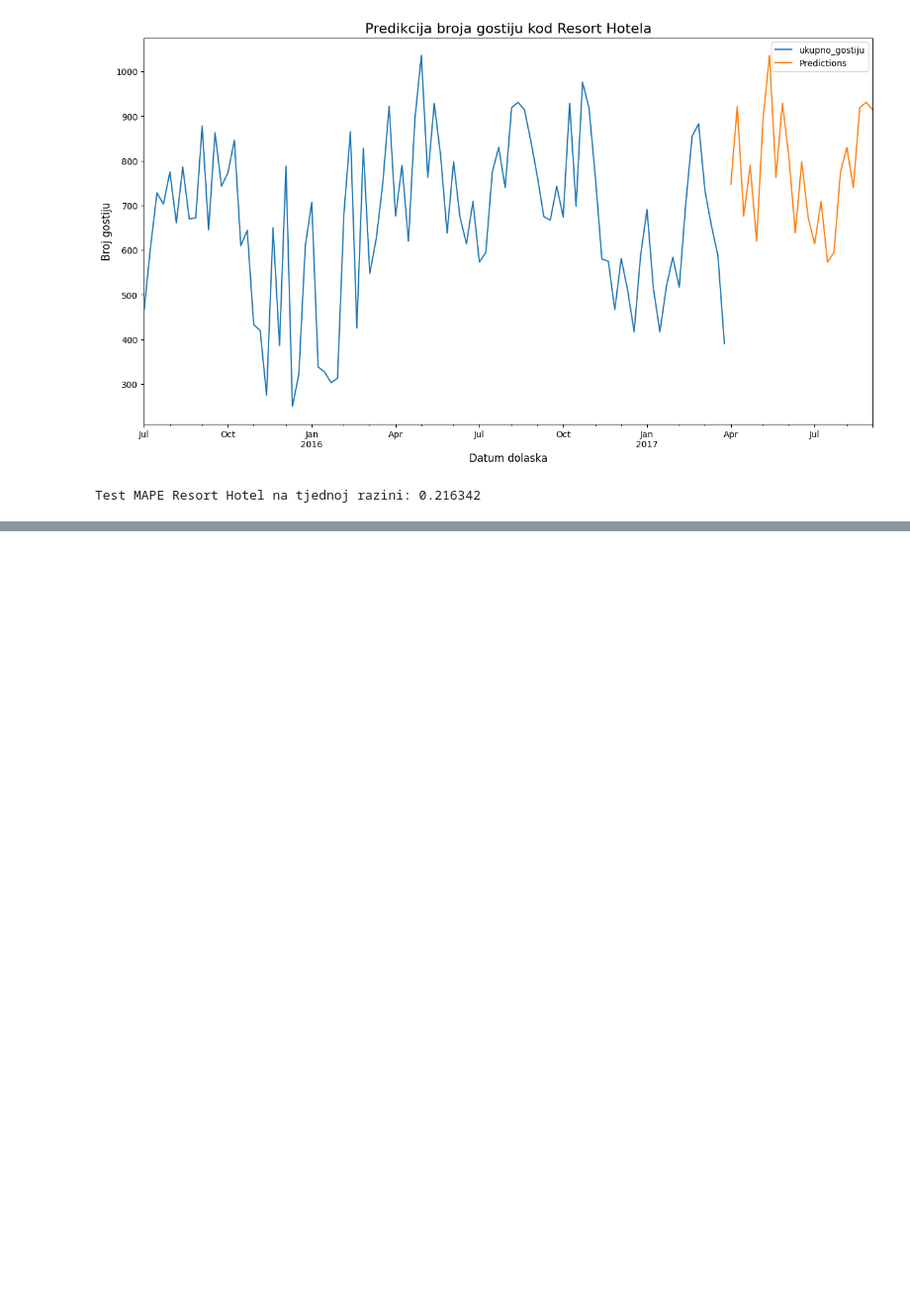
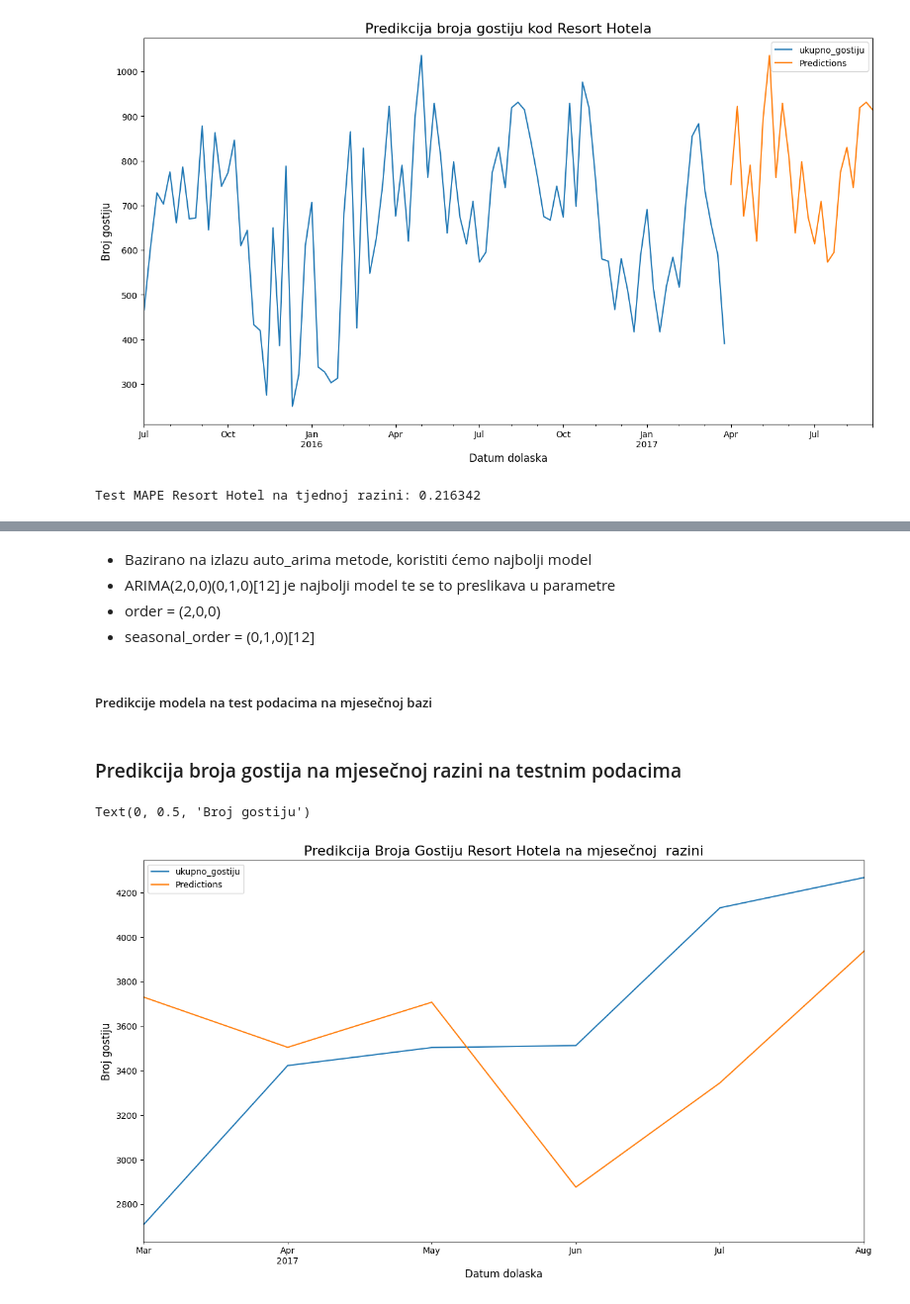
Before and after one commit to MarkoHaralovic/Prediction-of-Hotel-Occupancy, a Jupyter notebook: prediction-of-hotel-occupancy/notebooks/ARIMA_occupancy_prediction.ipynb, the cells around one changed output, grey strips where cells are left out. Shown at 99% size. Saved outputs shown, nothing was run; the diff lists cells and outputs as text; code cells hidden in the pictures; blank space fills up the shorter version.

```diff
--- a/prediction-of-hotel-occupancy/notebooks/ARIMA_occupancy_prediction.ipynb
+++ b/prediction-of-hotel-occupancy/notebooks/ARIMA_occupancy_prediction.ipynb
@@ -1051,0 +1088,2 @@ Test MAPE Resort Hotel na tjednoj razini: 0.216342
+# %%
+split_ratio  =  0.8
@@ -1051,0 +1146,27 @@ Test MAPE Resort Hotel na tjednoj razini: 0.216342
+# %% [markdown]
+- Bazirano na izlazu auto_arima metode, koristiti ćemo najbolji model
+- ARIMA(2,0,0)(0,1,0)[12]   je najbolji model te se to preslikava u parametre
+- order = (2,0,0)
+- seasonal_order = (0,1,0)[12]
+# %%
+modelResort_monthly = ARIMA(trainResortMonthly['ukupno_gostiju'],
+                  order=(2, 0, 0),
+                  seasonal_order=(0, 1, 0, 12))
+
+resultResort_monthly= modelResort_monthly.fit()
+# %% [markdown]
+##### Predikcije modela na test podacima na mjesečnoj bazi
+# %%
+predictionsResortTestMonthly = resultResort_monthly.predict(train_test_split_resort_monthly, train_test_split_resort_monthly + len(testResortMonthly) - 1, typ='levels').rename("Predictions")
+# %% [markdown]
+### Predikcija broja gostija na mjesečnoj razini na testnim podacima
+# %%
+plt.figure(figsize=(15, 8))
+testResortMonthly['ukupno_gostiju'].plot(legend=True)
+predictionsResortTestMonthly.plot(legend=True)
+plt.title('Predikcija Broja Gostiju Resort Hotela na mjesečnoj  razini', fontsize=16)
+plt.xlabel('Datum dolaska', fontsize=12)
+plt.ylabel('Broj gostiju', fontsize=12)
+# %% [output]
+Text(0, 0.5, 'Broj gostiju')
+[figure, added]
```
Also changed, not shown: parts of 12 cells of this notebook.
